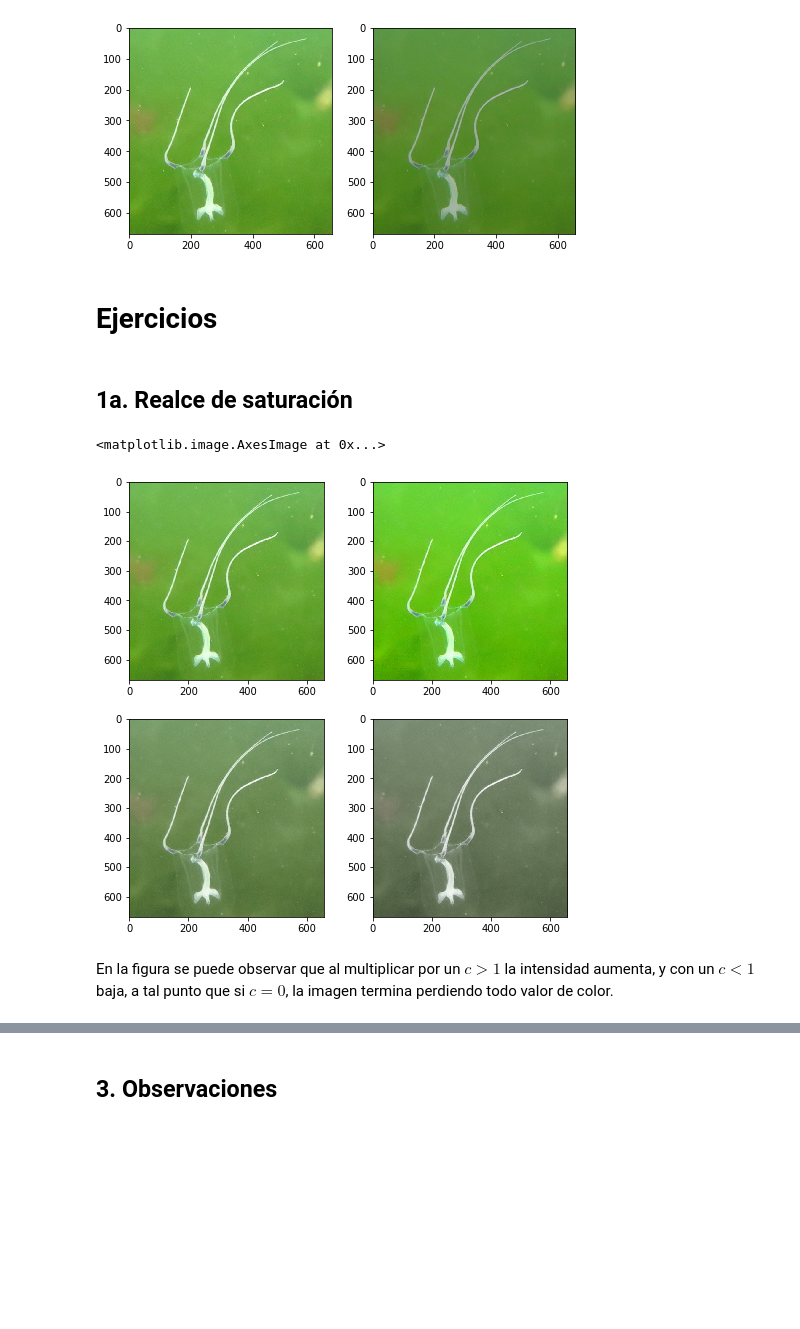
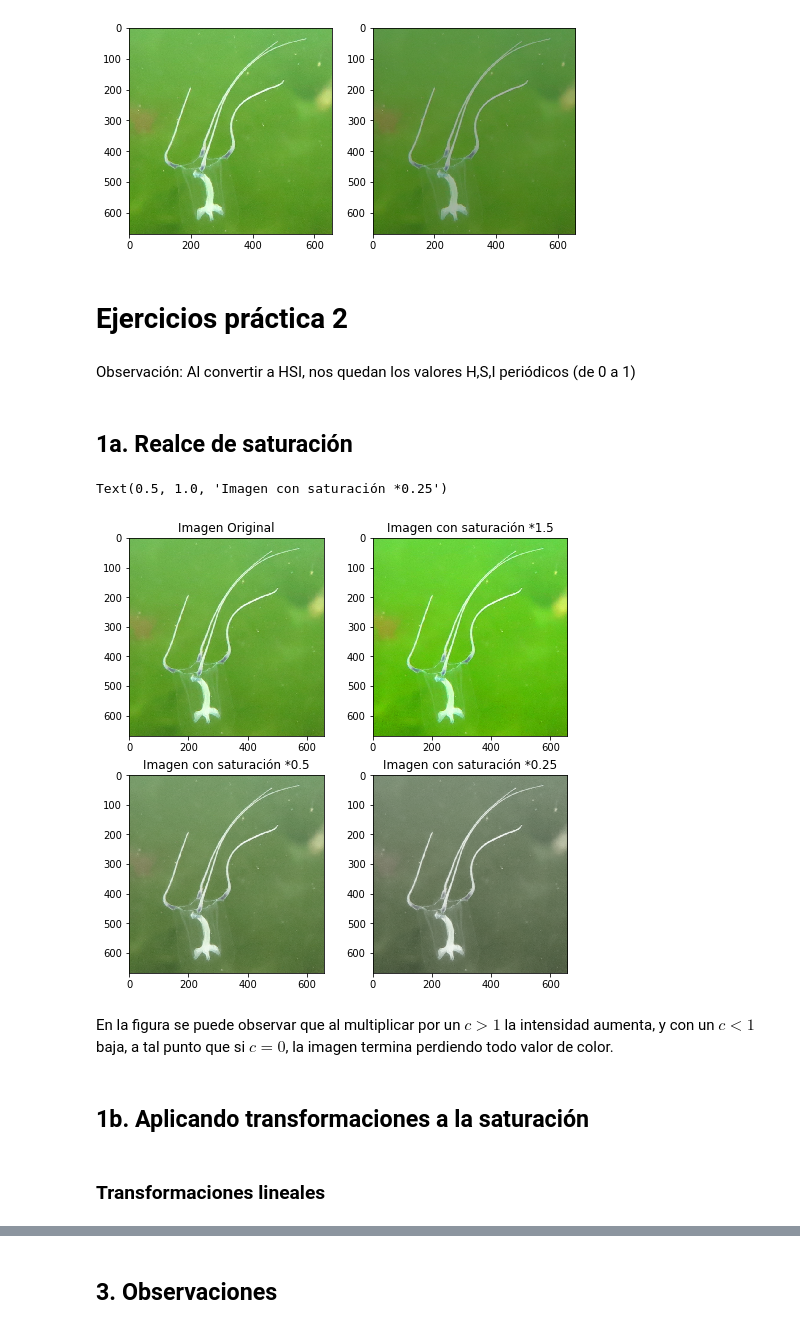
Before and after one commit to munshkr/vc-2018-2c, a Jupyter notebook: practicas/P2_Color.ipynb, the cells around one changed output, grey strips where cells are left out. Cells and saved outputs as stored; diff of their text form; code cells hidden in the pictures; blank space fills up the shorter version.

```diff
--- a/practicas/P2_Color.ipynb
+++ b/practicas/P2_Color.ipynb
@@ -274,7 +274,9 @@ b.imshow(tr_log_intensity(img), vmin=0, vmax=L-1)
 <matplotlib.image.AxesImage at 0x...>
 [figure]
 # %% [markdown]
-# Ejercicios
+# Ejercicios práctica 2
+# %% [markdown]
+Observación: Al convertir a HSI, nos quedan los valores H,S,I periódicos (de 0 a 1)
 # %% [markdown]
 ## 1a. Realce de saturación
 # %%
@@ -287,14 +289,26 @@ sat_025 = tr_mult_saturation(img, 0.25)
 # %%
 fig, ((a, b), (c, d)) = plt.subplots(2, 2)
 fig.set_figwidth(8)
 fig.set_figheight(8)
 
+
+a.set_title("Imagen Original")
 a.imshow(img, vmin=0, vmax=L-1)
+
 b.imshow(sat_15, vmin=0, vmax=L-1)
+b.set_title("Imagen con saturación *1.5")
+
 c.imshow(sat_05, vmin=0, vmax=L-1)
+c.set_title("Imagen con saturación *0.5")
+
 d.imshow(sat_025, vmin=0, vmax=L-1)
+d.set_title("Imagen con saturación *0.25")
 # %% [output]
-<matplotlib.image.AxesImage at 0x...>
+Text(0.5, 1.0, 'Imagen con saturación *0.25')
-[figure, old version]
+[figure, new version]
 # %% [markdown]
 En la figura se puede observar que al multiplicar por un $c > 1$ la intensidad aumenta, y con un $c < 1$ baja, a tal punto que si $c = 0$, la imagen termina perdiendo todo valor de color.
+# %% [markdown]
+## 1b. Aplicando transformaciones a la saturación
+# %% [markdown]
+### Transformaciones lineales
```
Also changed, not shown: parts of 17 cells of this notebook.
